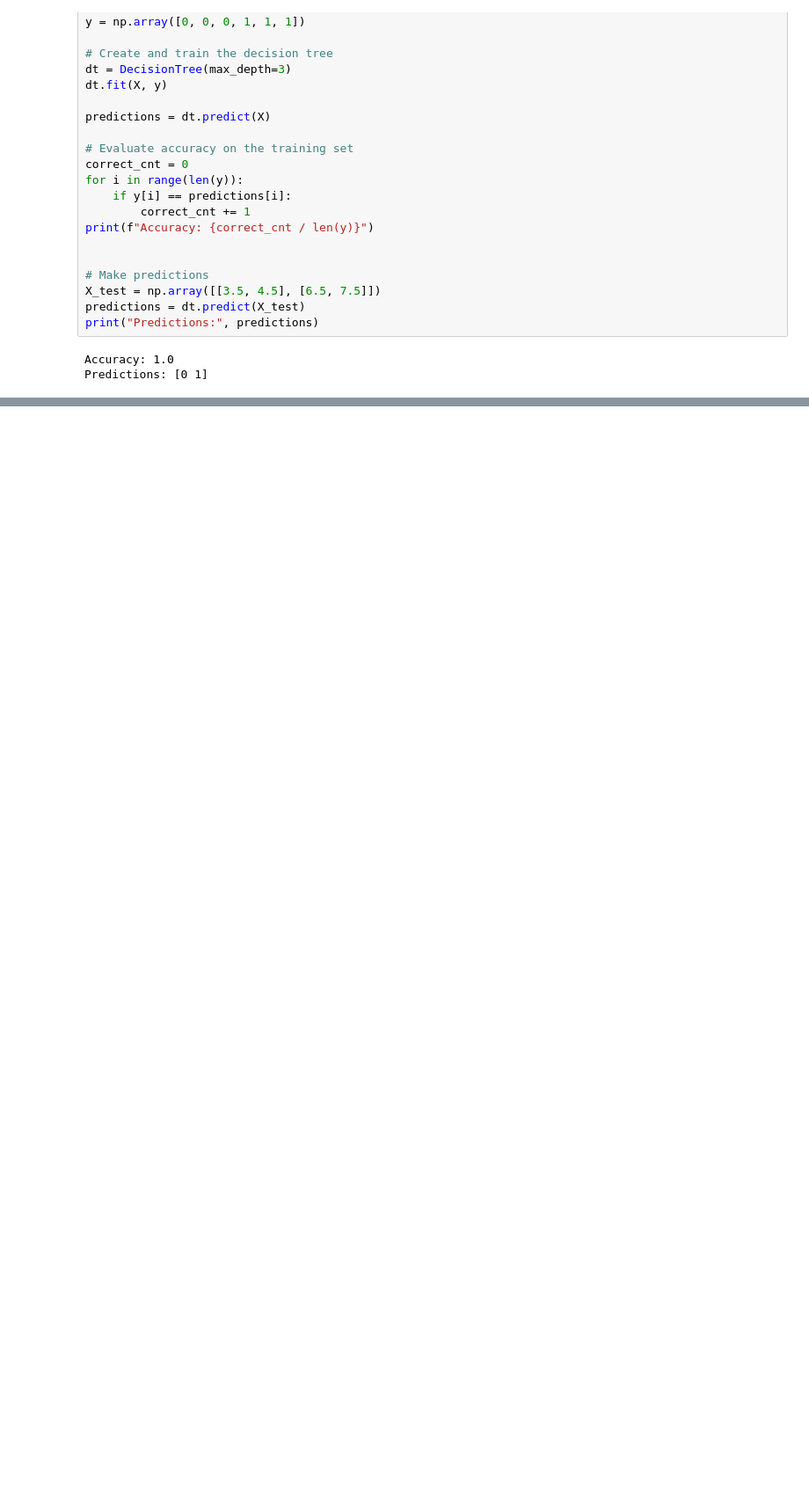
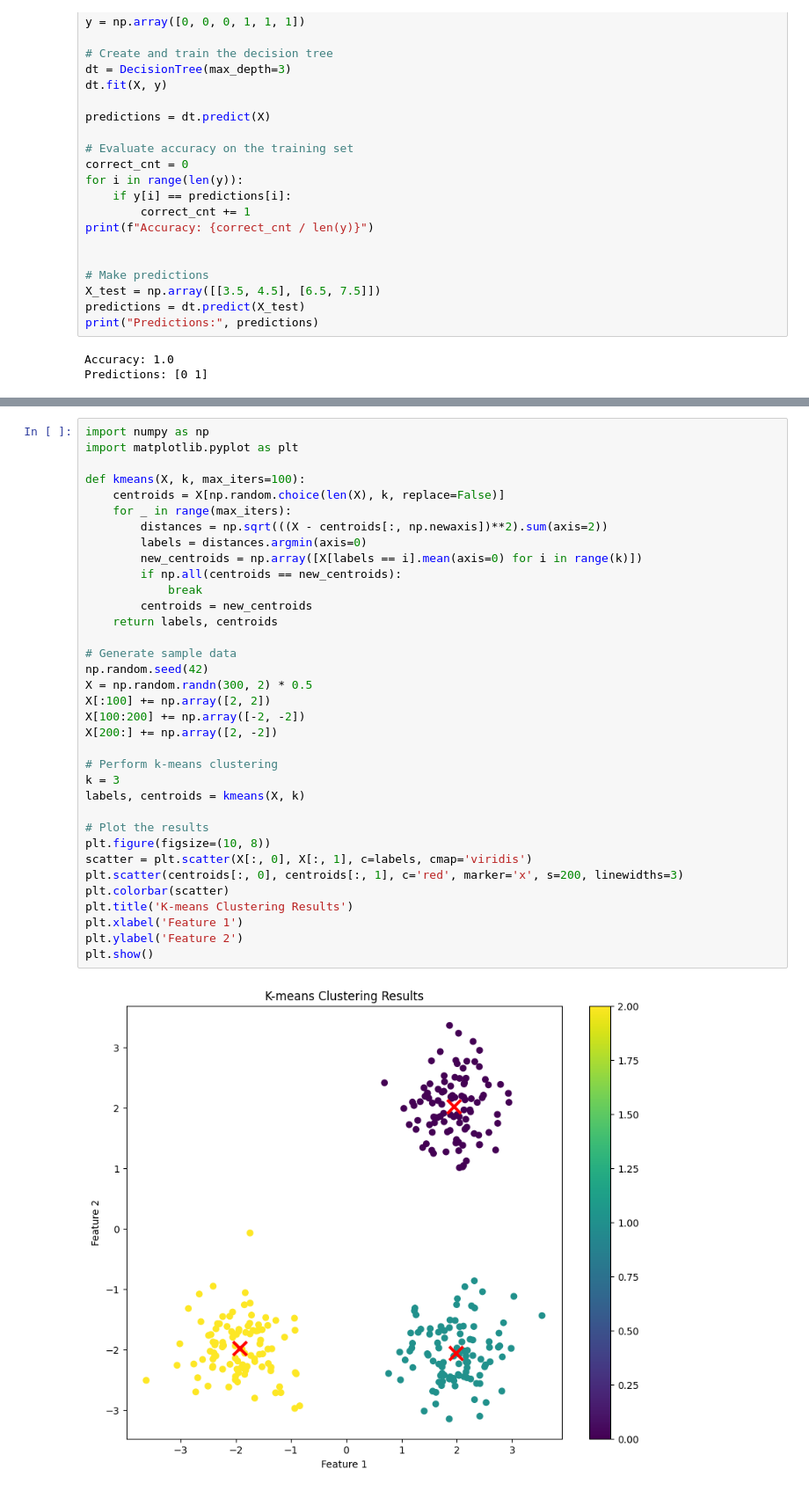
Before and after one commit to woodRock/deep-learning-goodfellow, a Jupyter notebook: chapter_5_machine_learning_basics.ipynb, the cells around one changed output, grey strips where cells are left out. Shown at 88% size. Cells and saved outputs as stored; diff of their text form; blank space fills up the shorter version.

```diff
--- a/chapter_5_machine_learning_basics.ipynb
+++ b/chapter_5_machine_learning_basics.ipynb
@@ -1388,0 +1494,37 @@ Predictions: [0 1]
+# %%
+import numpy as np
+import matplotlib.pyplot as plt
+
+def kmeans(X, k, max_iters=100):
+    centroids = X[np.random.choice(len(X), k, replace=False)]
+    for _ in range(max_iters):
+        distances = np.sqrt(((X - centroids[:, np.newaxis])**2).sum(axis=2))
+        labels = distances.argmin(axis=0)
+        new_centroids = np.array([X[labels == i].mean(axis=0) for i in range(k)])
+        if np.all(centroids == new_centroids):
+            break
+        centroids = new_centroids
+    return labels, centroids
+
+# Generate sample data
+np.random.seed(42)
+X = np.random.randn(300, 2) * 0.5
+X[:100] += np.array([2, 2])
+X[100:200] += np.array([-2, -2])
+X[200:] += np.array([2, -2])
+
+# Perform k-means clustering
+k = 3
+labels, centroids = kmeans(X, k)
+
+# Plot the results
+plt.figure(figsize=(10, 8))
+scatter = plt.scatter(X[:, 0], X[:, 1], c=labels, cmap='viridis')
+plt.scatter(centroids[:, 0], centroids[:, 1], c='red', marker='x', s=200, linewidths=3)
+plt.colorbar(scatter)
+plt.title('K-means Clustering Results')
+plt.xlabel('Feature 1')
+plt.ylabel('Feature 2')
+plt.show()
+# %% [output]
+[figure, added]
```
Also changed, not shown: parts of 18 cells of this notebook.
